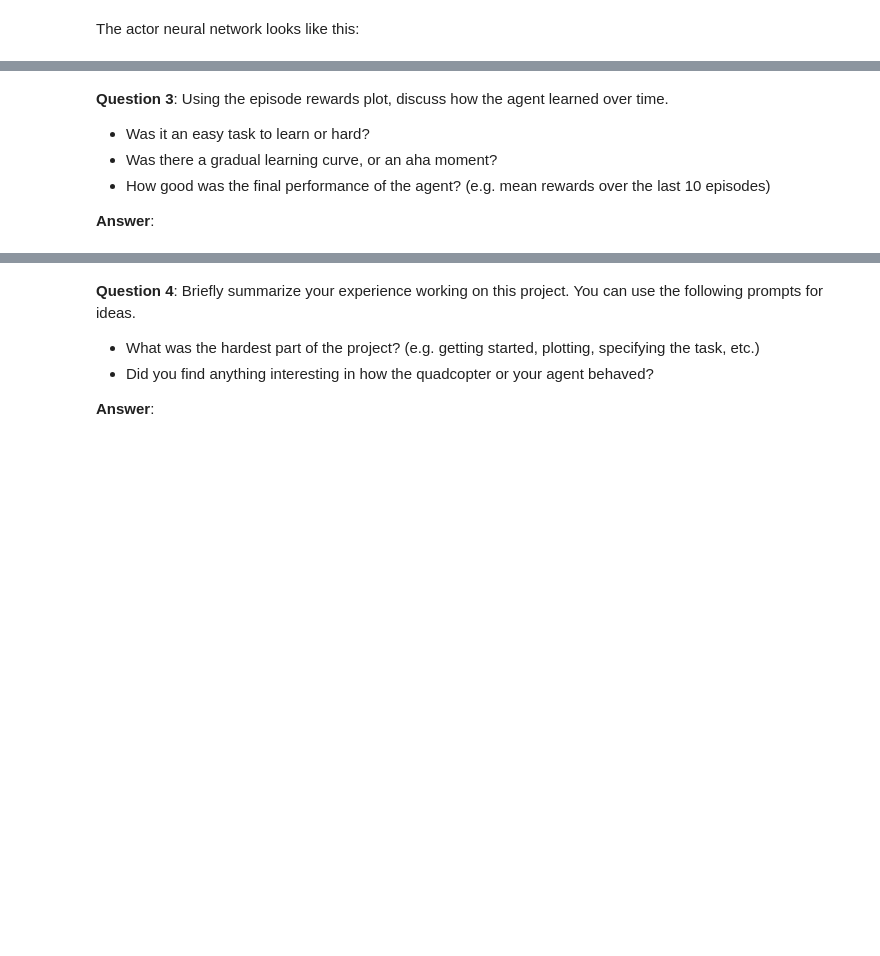
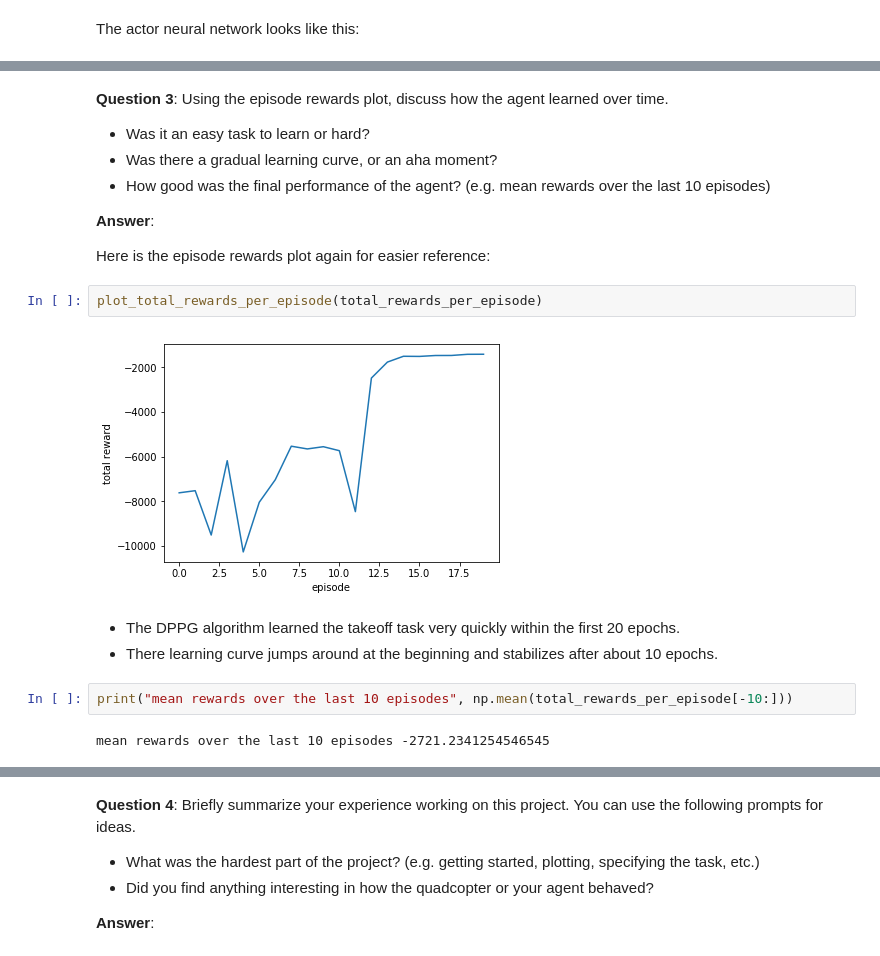
Before and after one commit to KnollFrank/RL-Quadcopter-2, a Jupyter notebook: Quadcopter_Project.ipynb, the cells around one changed output, grey strips where cells are left out. Cells and saved outputs as stored; diff of their text form; blank space fills up the shorter version.

```diff
--- a/Quadcopter_Project.ipynb
+++ b/Quadcopter_Project.ipynb
@@ -392,3 +383,16 @@ plot_model(agent.actor_target.model, "actor_model.png")
 - How good was the final performance of the agent? (e.g. mean rewards over the last 10 episodes)
 
 **Answer**:
+
+Here is the episode rewards plot again for easier reference:
+# %%
+plot_total_rewards_per_episode(total_rewards_per_episode)
+# %% [output]
+[figure, added]
+# %% [markdown]
+- The DPPG algorithm learned the takeoff task very quickly within the first 20 epochs.
+- There learning curve jumps around at the beginning and stabilizes after about 10 epochs.
+# %%
+print("mean rewards over the last 10 episodes", np.mean(total_rewards_per_episode[-10:]))
+# %% [output]
+mean rewards over the last 10 episodes -2721.2341254546545
```
Also changed, not shown: parts of 13 cells of this notebook.
